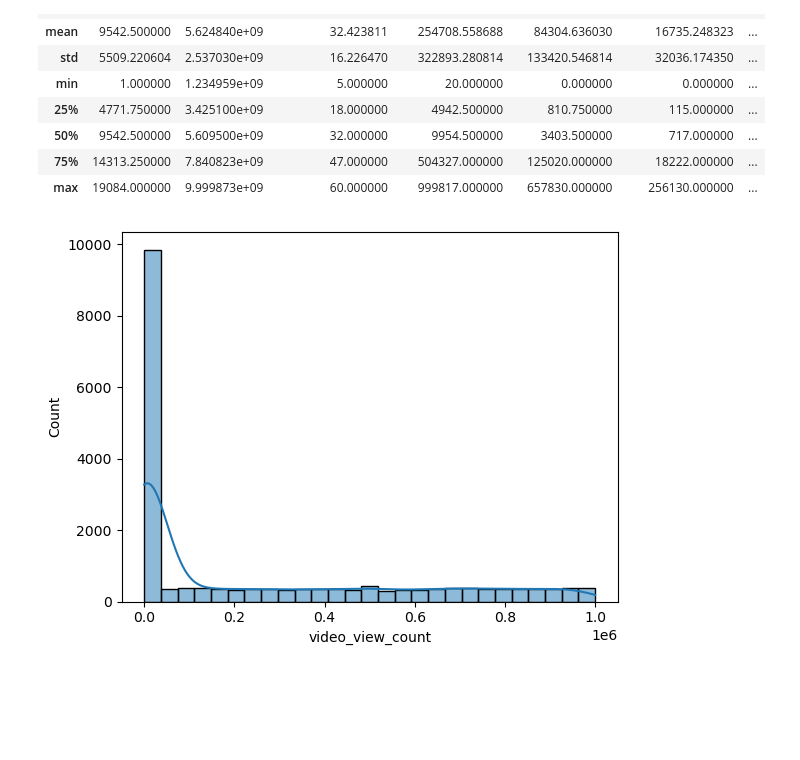
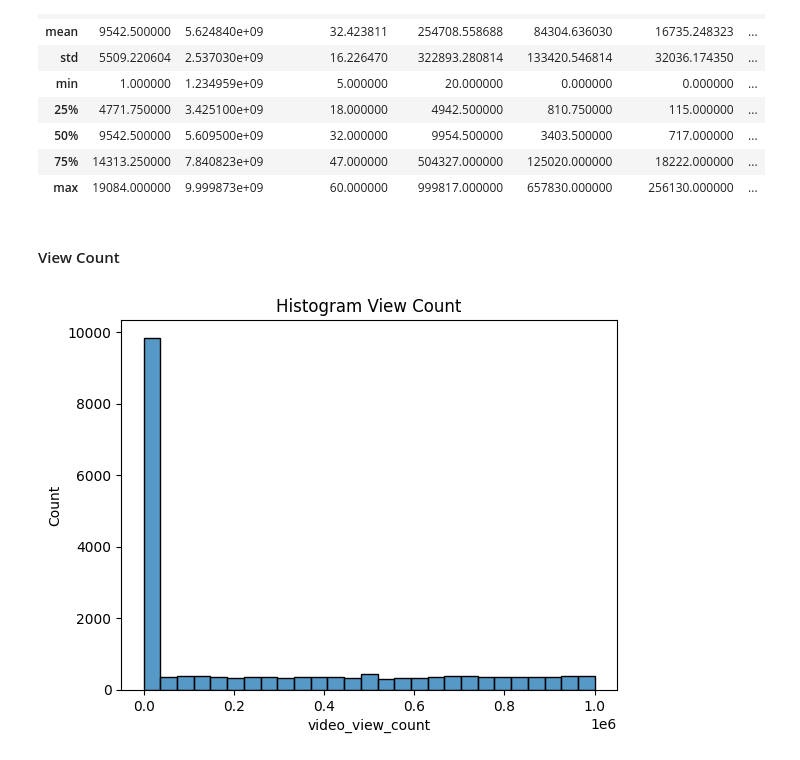
Before and after one commit to Takosaga/fall_24, a Jupyter notebook: machine_learning_and_predictive_analytics/detecting_suspicious_tiktok_content_creators/notebooks/report.ipynb, the cells around one changed output. Drawn from its saved outputs; the diff is of its cells as text; code cells hidden in the pictures; blank space fills up the shorter version.

```diff
--- a/machine_learning_and_predictive_analytics/detecting_suspicious_tiktok_content_creators/notebooks/report.ipynb
+++ b/machine_learning_and_predictive_analytics/detecting_suspicious_tiktok_content_creators/notebooks/report.ipynb
@@ -23,7 +23,7 @@ from sklearn.metrics import confusion_matrix
 os.chdir('..')
 # %%
 # grabbing csv from data folder and loading into df
-csv_file_path = 'data/raw/tiktok_dataset.csv'
+csv_file_path = 'data/tiktok_dataset.csv'
 tiktok_dataset = pd.read_csv(csv_file_path)
 # %%
 tiktok_dataset.head()
@@ -436,8 +436,11 @@ tiktok_dataset.describe()
 | 50% | 9542.500000 | 5.609500e+09 | 32.000000 | 9954.500000 | 3403.500000 | 717.000000 | ... |
 | 75% | 14313.250000 | 7.840823e+09 | 47.000000 | 504327.000000 | 125020.000000 | 18222.000000 | ... |
 | max | 19084.000000 | 9.999873e+09 | 60.000000 | 999817.000000 | 657830.000000 | 256130.000000 | ... |
+# %% [markdown]
+#### View Count
 # %%
-sns.histplot(tiktok_dataset['video_view_count'], kde=True)
+sns.histplot(tiktok_dataset['video_view_count'])
+plt.title('Histogram View Count')
 plt.show()
 # %% [output]
-[figure, old version]
+[figure, new version]
```
Also changed, not shown: parts of 34 cells of this notebook.
